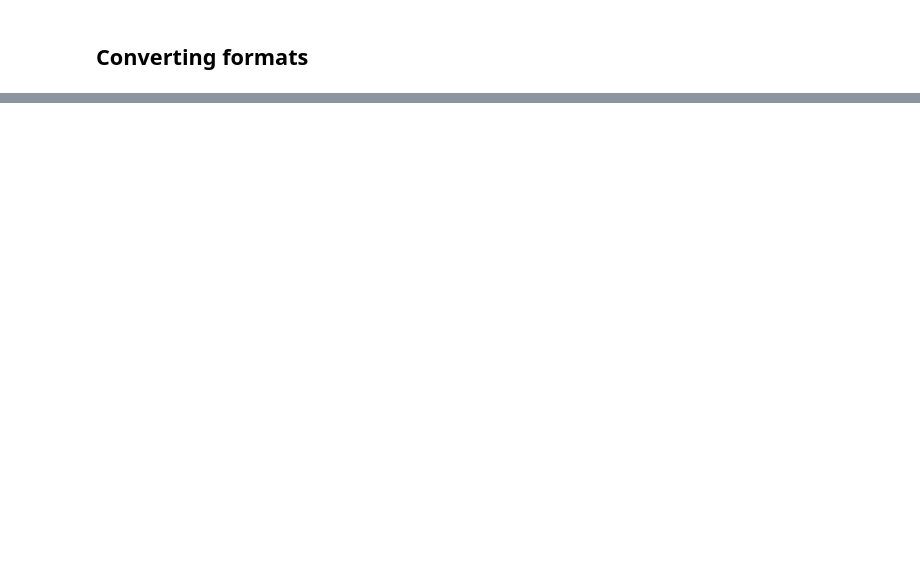
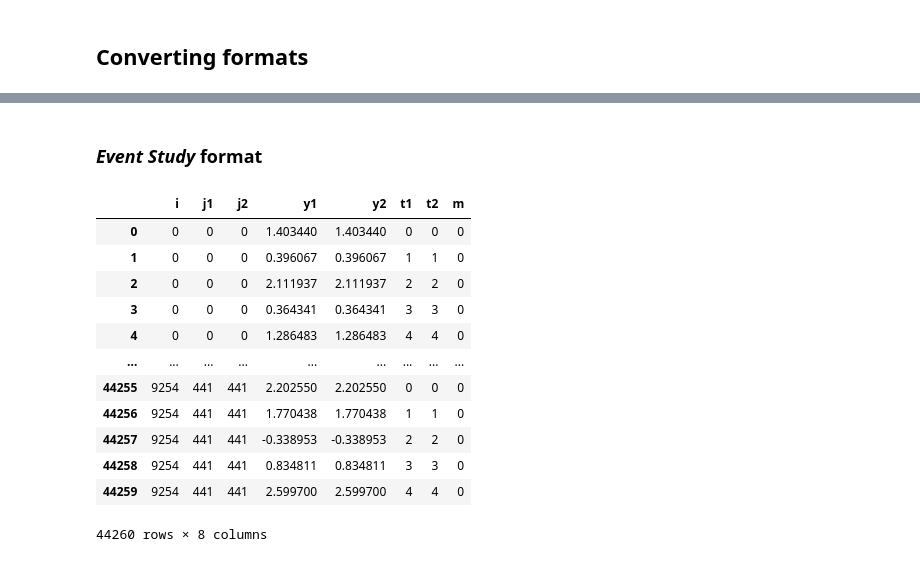
Before and after one commit to tlamadon/bipartitepandas, a Jupyter notebook: docs/source/notebooks/simple_example.ipynb, the cells around one changed output, grey strips where cells are left out. Drawn from its saved outputs; the diff is of its cells as text; code cells hidden in the pictures; blank space fills up the shorter version.

```diff
--- a/docs/source/notebooks/simple_example.ipynb
+++ b/docs/source/notebooks/simple_example.ipynb
@@ -205,0 +194,18 @@ display(bdf)
+# %% [markdown]
+### *Event Study* format
+# %%
+display(bdf.to_eventstudy())
+# %% [output]
+|  | i | j1 | j2 | y1 | y2 | t1 | t2 | m |
+| 0 | 0 | 0 | 0 | 1.403440 | 1.403440 | 0 | 0 | 0 |
+| 1 | 0 | 0 | 0 | 0.396067 | 0.396067 | 1 | 1 | 0 |
+| 2 | 0 | 0 | 0 | 2.111937 | 2.111937 | 2 | 2 | 0 |
+| 3 | 0 | 0 | 0 | 0.364341 | 0.364341 | 3 | 3 | 0 |
+| 4 | 0 | 0 | 0 | 1.286483 | 1.286483 | 4 | 4 | 0 |
+| ... | ... | ... | ... | ... | ... | ... | ... | ... |
+| 44255 | 9254 | 441 | 441 | 2.202550 | 2.202550 | 0 | 0 | 0 |
+| 44256 | 9254 | 441 | 441 | 1.770438 | 1.770438 | 1 | 1 | 0 |
+| 44257 | 9254 | 441 | 441 | -0.338953 | -0.338953 | 2 | 2 | 0 |
+| 44258 | 9254 | 441 | 441 | 0.834811 | 0.834811 | 3 | 3 | 0 |
+| 44259 | 9254 | 441 | 441 | 2.599700 | 2.599700 | 4 | 4 | 0 |
+44260 rows × 8 columns
```
Also changed, not shown: parts of 34 cells of this notebook, 1 other file.
